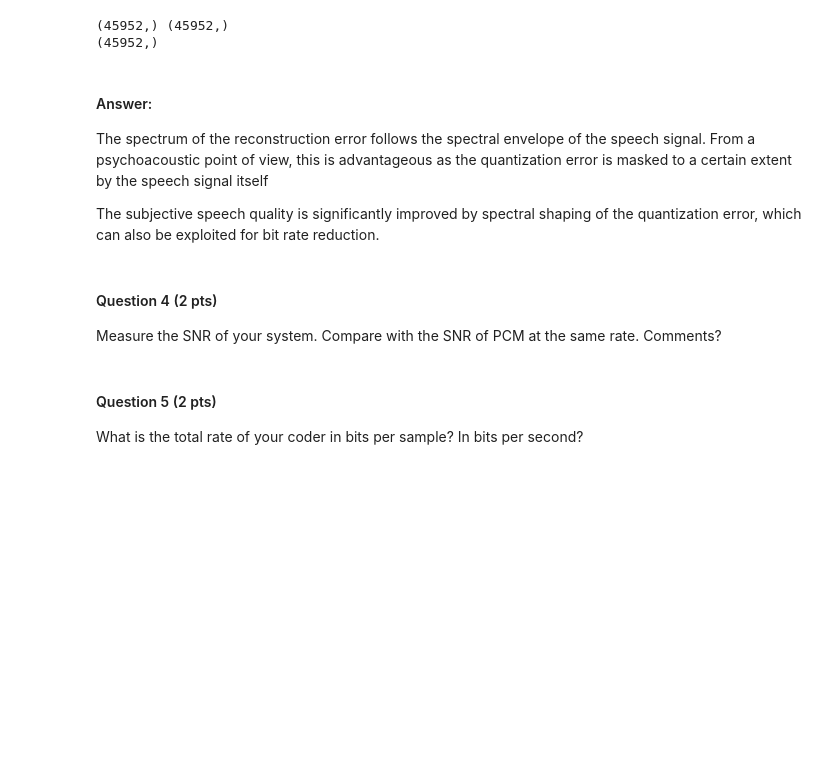
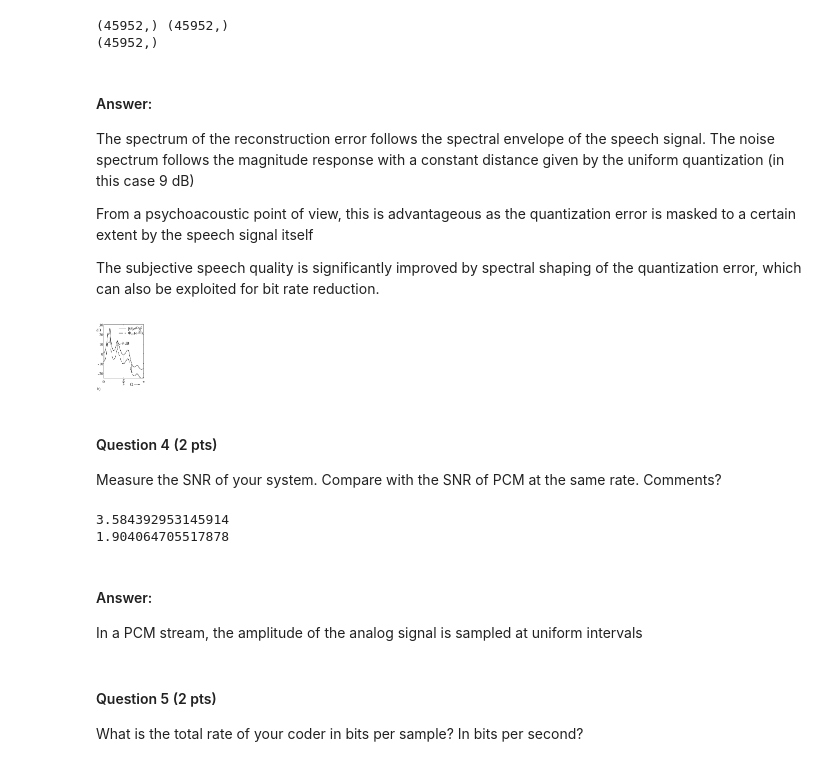
Before and after one commit to ChentingZ0/HangqChenting_speech_pro2, a Jupyter notebook: assignment2_zct.ipynb, the cells around one changed output. Cells and saved outputs as stored; diff of their text form; code cells hidden in the pictures; blank space fills up the shorter version.

```diff
--- a/assignment2_zct.ipynb
+++ b/assignment2_zct.ipynb
@@ -915,16 +915,38 @@ print(pred_error_whole.shape)
 (45952,)
 # %% [markdown]
 #### Answer:
-The spectrum of the reconstruction error follows the spectral envelope of the speech signal. From
-a psychoacoustic point of view, this is advantageous as the quantization error is masked to a certain extent by the speech signal itself
+The spectrum of the reconstruction error follows the spectral envelope of the speech signal. The noise spectrum follows the magnitude response with a constant distance given by the uniform quantization (in this case 9 dB)
+
+From a psychoacoustic point of view, this is advantageous as the quantization error is masked to a certain extent by the speech signal itself
 
 The subjective speech quality is significantly improved by spectral shaping of the quantization error, which can also be exploited for bit rate reduction.
+# %%
+from IPython.display import Image
+Image(filename = 'spectral_shape.png', width=50, height=30)
+# %% [output]
+[figure, added]
 # %% [markdown]
 #### Question 4 (2 pts)
 
 Measure the SNR of your system.
 Compare with the SNR of PCM at the same rate.
 Comments?
+# %%
+SNR_rate3_system = 10*np.log10(np.var(x_origin)/np.var(pred_error_whole))
+print(SNR_rate3_system)
+
+# calculate SNR on a frame basis?
+xmax_PCM = np.max(x_origin)
+stepsize_PCM = (2*xmax_PCM)/(2**R)
+quantize_error_var = (stepsize_PCM**2)/12
+SNR_PCM = 10*np.log10(np.var(x_origin)/quantize_error_var)
+print(SNR_PCM)
+# %% [output]
+3.584392953145914
+1.904064705517878
+# %% [markdown]
+ #### Answer:
+ In a PCM stream, the amplitude of the analog signal is sampled at uniform intervals
 # %% [markdown]
 #### Question 5 (2 pts)
 
```
Also changed, not shown: 2 other files.
